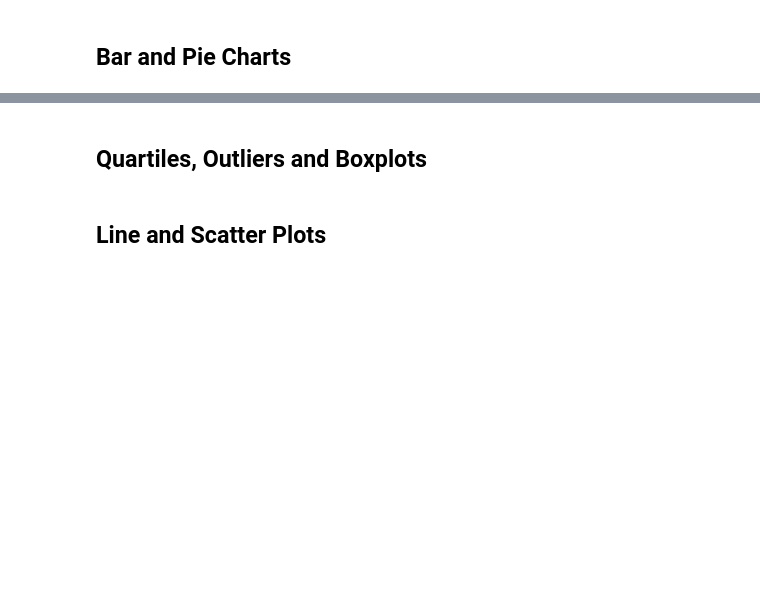
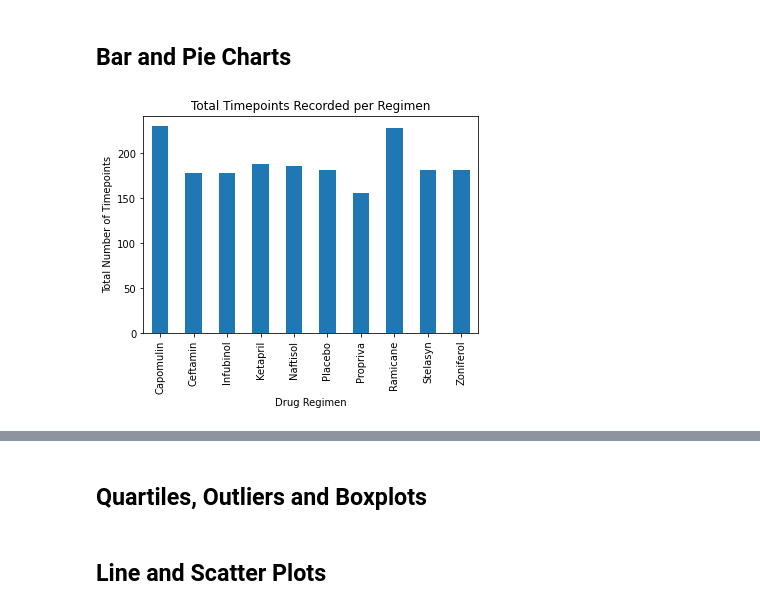
Before and after one commit to herzf012/pymaceuticals_inc, a Jupyter notebook: Pymaceuticals/pymaceuticals_starter.ipynb, the cells around one changed output, grey strips where cells are left out. Saved outputs shown, nothing was run; the diff lists cells and outputs as text; code cells hidden in the pictures; blank space fills up the shorter version.

Commit message:
Calculated summary statistics and made bar charts comparing regimens and their timepoints.

```diff
--- a/Pymaceuticals/pymaceuticals_starter.ipynb
+++ b/Pymaceuticals/pymaceuticals_starter.ipynb
@@ -96,7 +102,28 @@ Total number of unique mice Ids: 249
 ## Summary Statistics
 # %%
 # Generate a summary statistics table of mean, median, variance, standard deviation, and SEM of the tumor volume for each regimen
+regimen_gb = mouse_study_results.groupby(["Drug Regimen"])
 
 # Use groupby and summary statistical methods to calculate the following properties of each drug regimen:
 # mean, median, variance, standard deviation, and SEM of the tumor volume.
+regimen_tumor_stats = regimen_gb.describe()["Tumor Volume (mm3)"]
+
+regimen_tumor_stats_mean = regimen_tumor_stats["mean"]
+
+regimen_tumor_stats_median = regimen_tumor_stats["50%"]
+
+regimen_tumor_stats_std = regimen_tumor_stats["std"]
+
+regimen_tumor_stats_var = regimen_tumor_stats_std ** 2
+
+regimen_tumor_stats_sem = regimen_gb.sem()["Tumor Volume (mm3)"]
+
 # Assemble the resulting series into a single summary dataframe.
+
+regimen_tumor_summary_df = pd.concat([regimen_tumor_stats_mean, regimen_tumor_stats_median,\
+                                   regimen_tumor_stats_var, regimen_tumor_stats_std,\
+                                   regimen_tumor_stats_sem], axis = 1)
+
+regimen_tumor_summary_df.columns = ["mean", "median", "var", "std", "sem"]
+
+regimen_tumor_summary_df
@@ -108,5 +163,11 @@ Total number of unique mice Ids: 249
 ## Bar and Pie Charts
 # %%
 # Generate a bar plot showing the total number of timepoints for all mice tested for each drug regimen using Pandas.
+regimen_vs_timepoints = regimen_gb["Timepoint"].count()
+regimen_vs_timepoints_ax = regimen_vs_timepoints.plot.bar(xlabel = "Drug Regimen",\
+                                                         ylabel = "Total Number of Timepoints",\
+                                                         title = "Total Timepoints Recorded per Regimen")
+# %% [output]
+[figure, added]
 # %%
 # Generate a bar plot showing the total number of timepoints for all mice tested for each drug regimen using pyplot.
```
Also changed, not shown: parts of 7 cells of this notebook.
